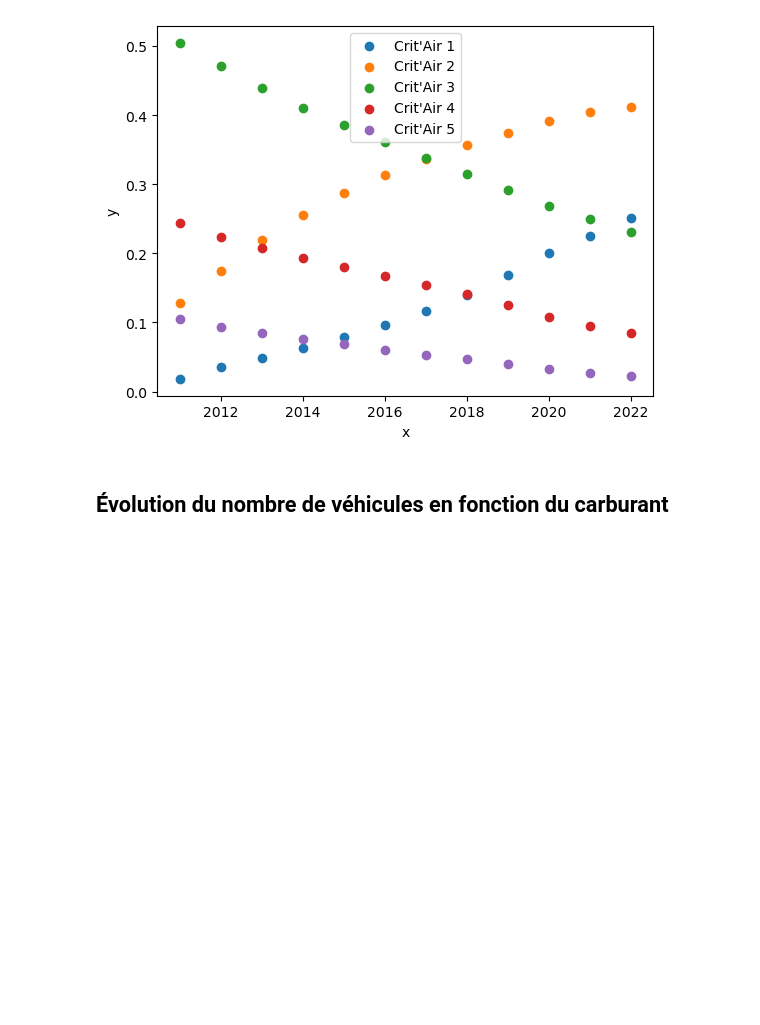
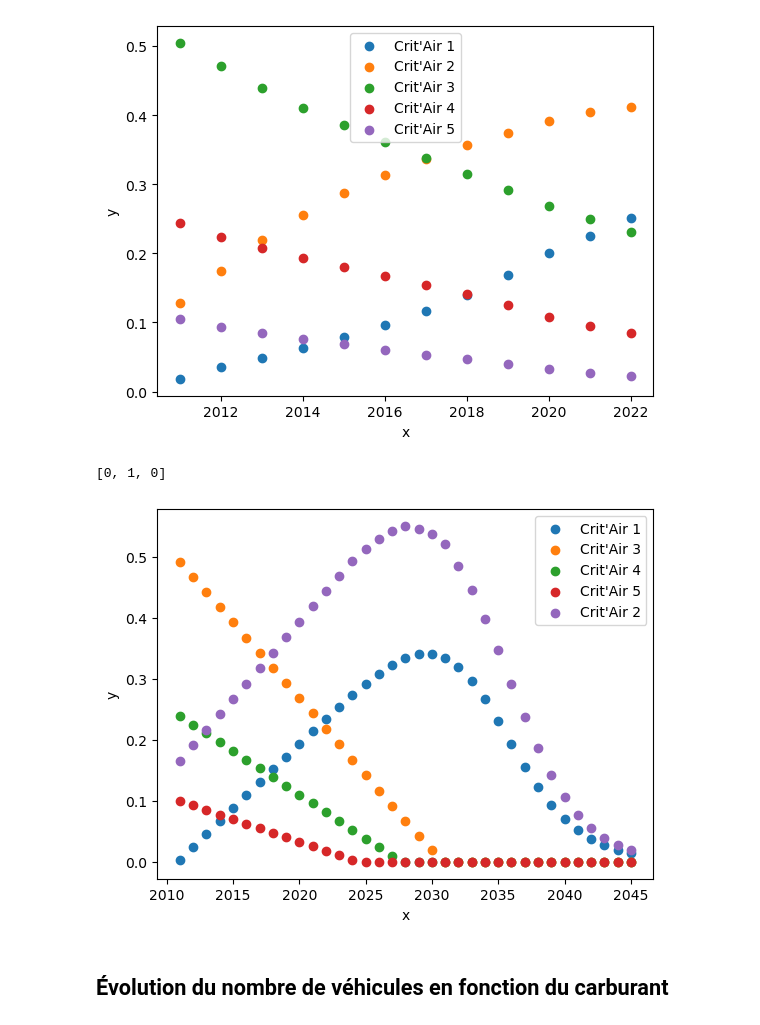
Before and after one commit to TheoLBTN/Projet-Python, a Jupyter notebook: Projet.ipynb, the cells around one changed output. Cells and saved outputs as stored; diff of their text form; code cells hidden in the pictures; blank space fills up the shorter version.

Commit message:
prédictions

```diff
--- a/Projet.ipynb
+++ b/Projet.ipynb
@@ -338,6 +338,9 @@ plt.xlabel('x')
 plt.ylabel('y')
 plt.legend()
 plt.show()
+
+part_E = func(np.arange(1,36), a_fit, c_fit)
+print(part_E)
 # %% [output]
                   y   x
 PARC_2011  0.000112   1
@@ -407,6 +419,52 @@ Crit'Air 4    6109626    5752477    5257681    4660227    4136723    3695476
 Crit'Air 5    2122131    1915600    1665346    1379434    1140407     986711
 [29844452, 31884754, 33567270, 35139593, 36677262, 38149650, 39558832, 40893262, 41982986, 42957362, 43295053, 43618053]
 [figure]
+# %%
+def minimise(x):
+    for i in range(len(x)):
+        if x[i] < 0:
+            x[i] = 0
+    return(x)
+# %% [output]
+[0, 1, 0]
+# %%
+# 4 modèles pour les critair 1, 3 4 et 5
+model1 = LinearRegression()
+model3 = LinearRegression()
+model4 = LinearRegression()
+model5 = LinearRegression()
+
+# Entraînez le modèle sur l'ensemble d'entraînement
+x_pred = np.arange(2011, 2023).reshape(-1, 1)
+model1.fit(x_pred, np.array(dpr.loc["Crit'Air 1"]))
+model3.fit(x_pred, np.array(dpr.loc["Crit'Air 3"]))
+model4.fit(x_pred, np.array(dpr.loc["Crit'Air 4"]))
+model5.fit(x_pred, np.array(dpr.loc["Crit'Air 5"]))
+
+# Faites des prédictions sur l'ensemble de test
+x_graph = np.arange(2011, 2046).reshape(-1, 1)
+y_pred1 = model1.predict(x_graph)
+y_pred3 = model3.predict(x_graph)
+y_pred4 = model4.predict(x_graph)
+y_pred5 = model5.predict(x_graph)
+
+crit1 = minimise(y_pred1)*([1]*35-part_E)
+crit3 = minimise(y_pred3)*([1]*35-part_E)
+crit4 = minimise(y_pred4)*([1]*35-part_E)
+crit5 = minimise(y_pred5)*([1]*35-part_E)
+crit2 = ([1]*35-crit1-crit3-crit4-crit5)*([1]*35-part_E)
+
+plt.scatter(x_graph, crit1, label="Crit'Air 1")
+plt.scatter(x_graph, crit3, label="Crit'Air 3")
+plt.scatter(x_graph, crit4, label="Crit'Air 4")
+plt.scatter(x_graph, crit5, label="Crit'Air 5")
+plt.scatter(x_graph, crit2, label="Crit'Air 2")
+plt.xlabel('x')
+plt.ylabel('y')
+plt.legend()
+plt.show()
+# %% [output]
+[figure, added]
 # %% [markdown]
 ## Évolution du nombre de véhicules en fonction du carburant
 # %%
```
Also changed, not shown: parts of 1 cell of this notebook.
